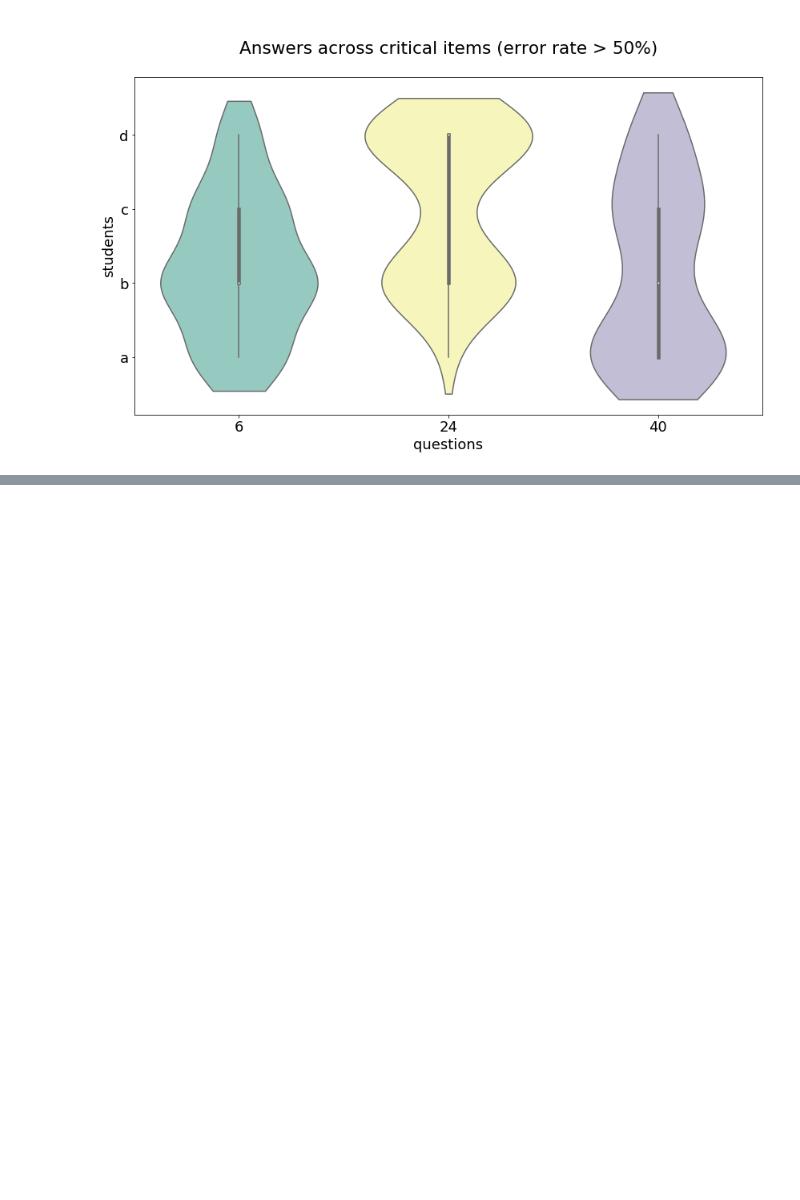
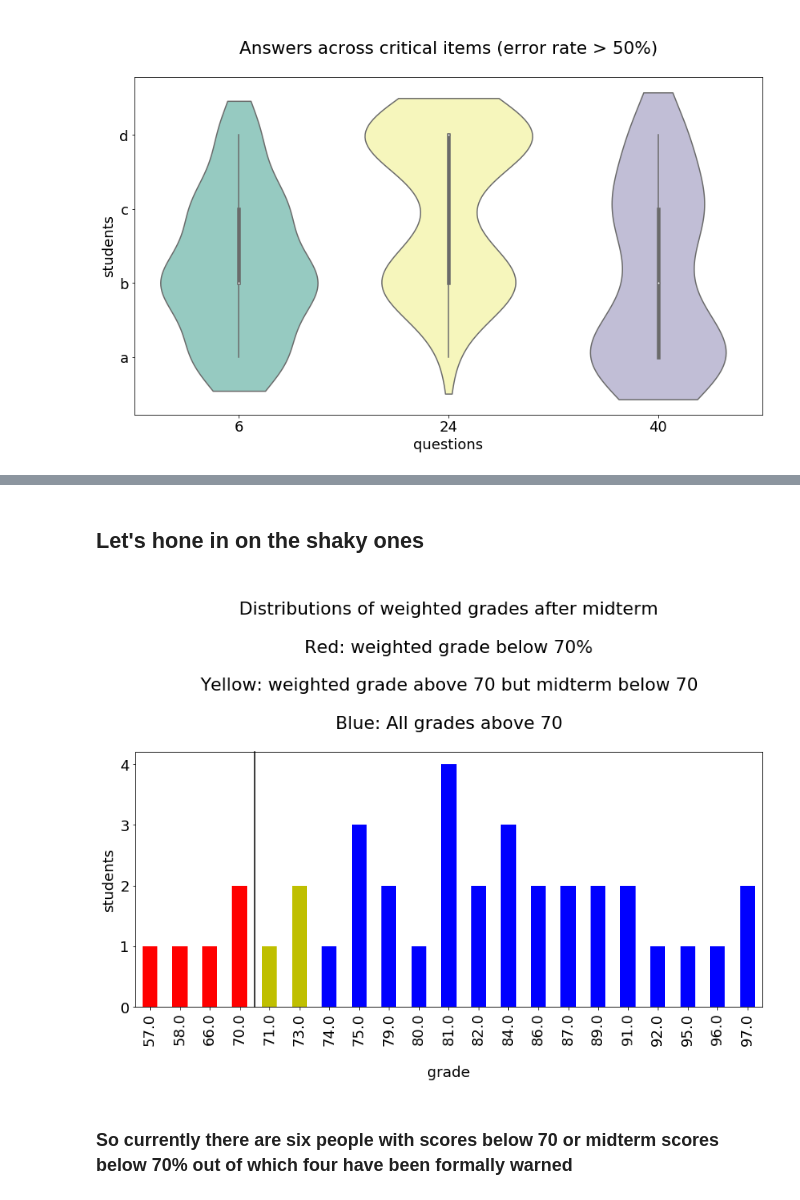
Before and after one commit to MalteGueth/test, a Jupyter notebook: midterms_stats.ipynb, the cells around one changed output, grey strips where cells are left out. Cells and saved outputs as stored; diff of their text form; code cells hidden in the pictures; blank space fills up the shorter version.

```diff
--- a/midterms_stats.ipynb
+++ b/midterms_stats.ipynb
@@ -113,0 +204,20 @@ matplotlib.pyplot.tight_layout()
+# %% [markdown]
+## Let's hone in on the shaky ones
+# %%
+fig6, ax = matplotlib.pyplot.subplots(figsize=(12, 9), sharex=True)
+
+colors = ['r','r','r','r','y','y','b','b','b','b','b','b','b',
+         'b','b','b','b','b','b','b','b','b','b','b','b','b','b',
+         'b','b','b','b','b']
+
+data['weighted_grade'].value_counts().sort_index().plot(kind='bar', color=colors);
+
+ax.set(ylabel='students')
+ax.set(xlabel='\ngrade')
+ax.set(title='\nDistributions of weighted grades after midterm\n\nRed: weighted grade below 70%\n\nYellow: weighted grade above 70 but midterm below 70\n\nBlue: All grades above 70\n')
+ax.axvline(3.5, color="k", clip_on=False)
+matplotlib.pyplot.tight_layout()
+# %% [output]
+[figure, added]
+# %% [markdown]
+### So currently there are six people with scores below 70 or midterm scores below 70% out of which four have been formally warned
```
Also changed, not shown: parts of 20 cells of this notebook.
